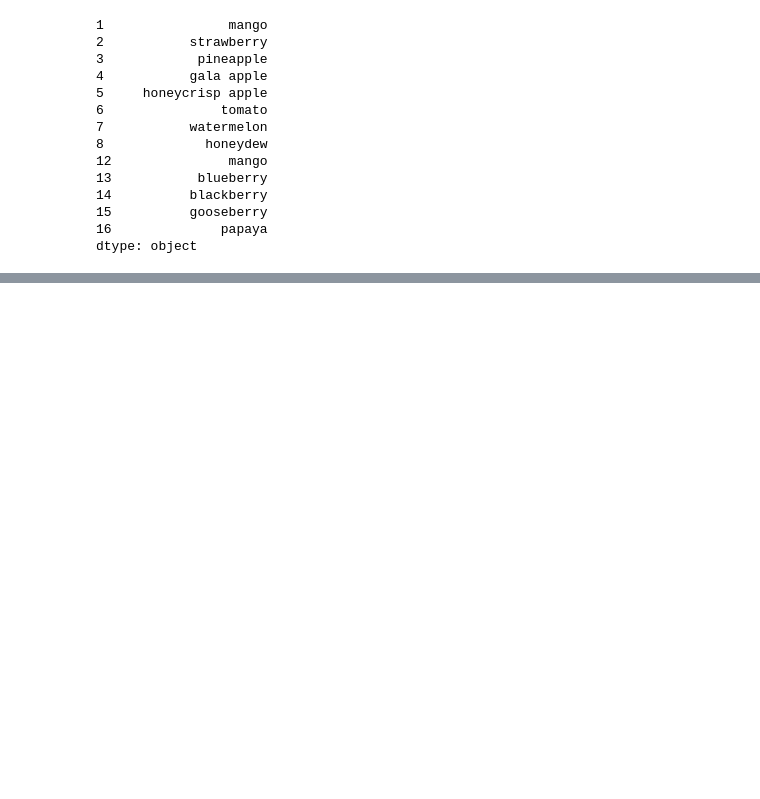
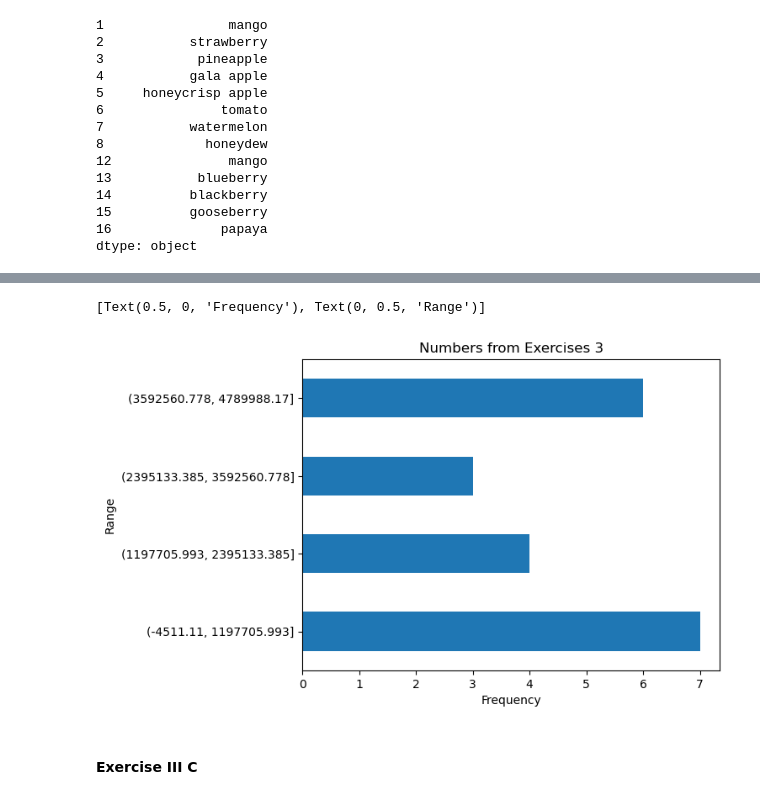
Before and after one commit to NikkideVries/ds-libraries-exercises, a Jupyter notebook: pandas_series.ipynb, the cells around one changed output, grey strips where cells are left out. Cells and saved outputs as stored; diff of their text form; code cells hidden in the pictures; blank space fills up the shorter version.

```diff
--- a/pandas_series.ipynb
+++ b/pandas_series.ipynb
@@ -240,0 +476,7 @@ dtype: object
+# %%
+plot_numbers.plot.barh( title = 'Numbers from Exercises 3').set( xlabel='Frequency',ylabel='Range')
+# %% [output]
+[Text(0.5, 0, 'Frequency'), Text(0, 0.5, 'Range')]
+[figure, added]
+# %% [markdown]
+#### Exercise III C
```
Also changed, not shown: parts of 55 cells of this notebook.
